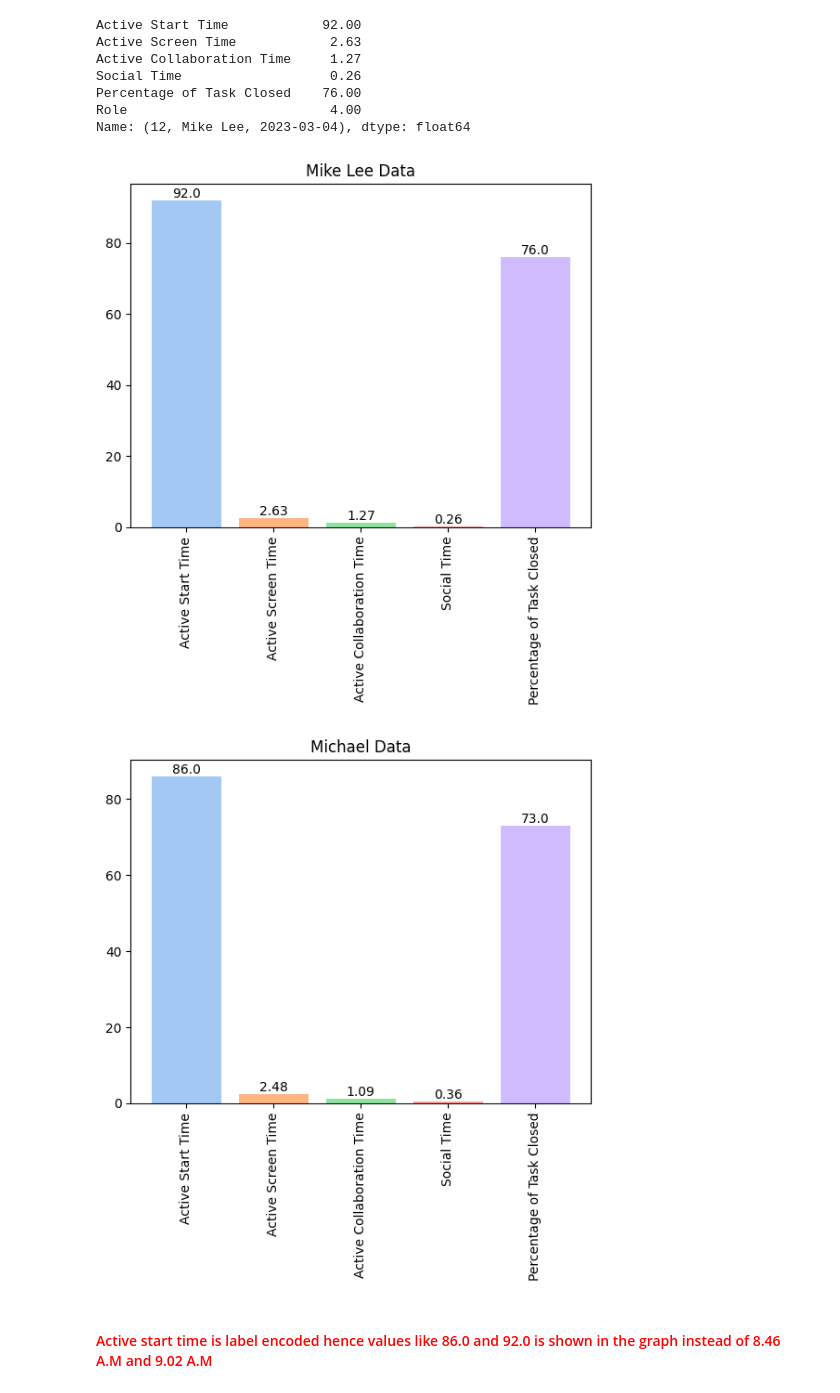
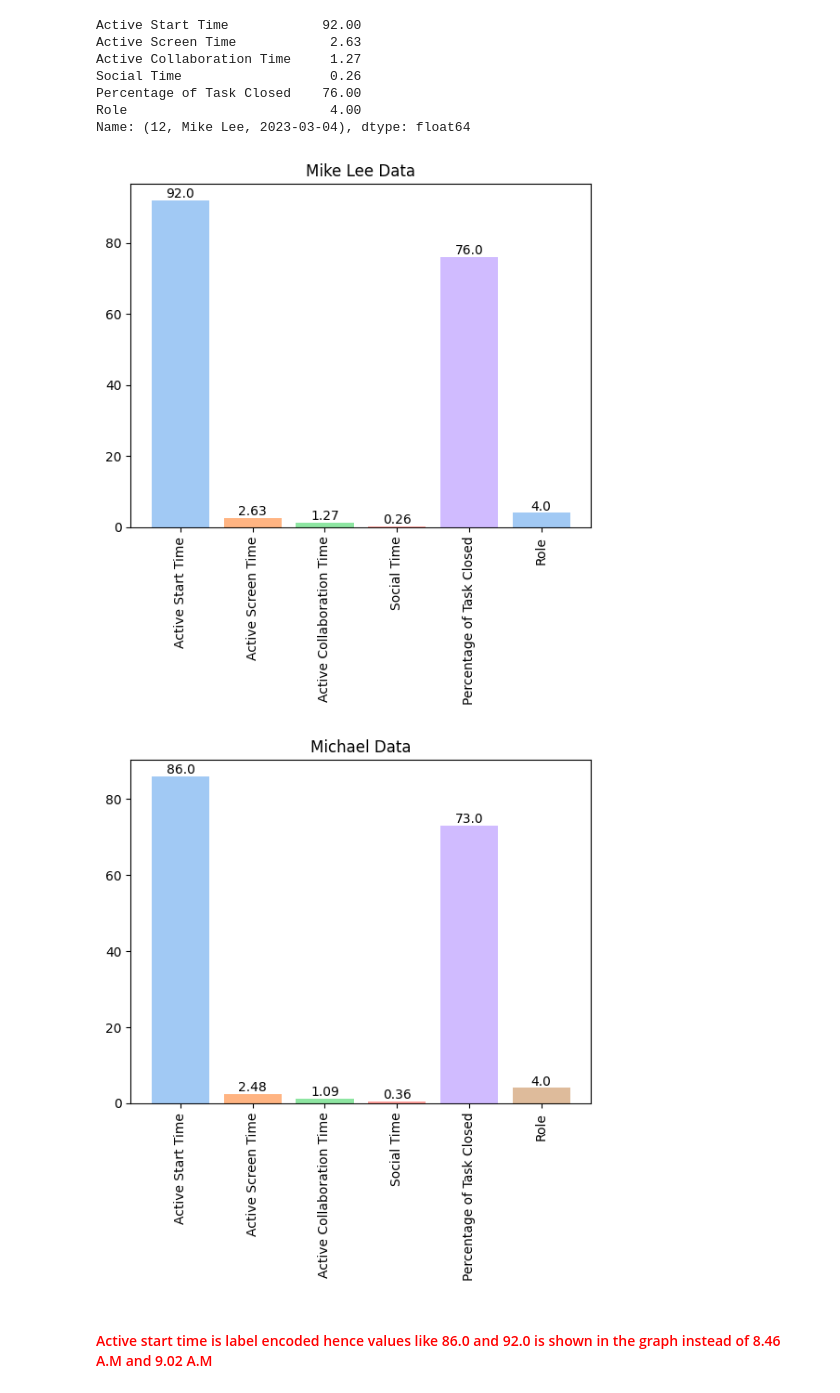
Before and after one commit to Adi-repo/Employee-Productivity, a Jupyter notebook: Employee Rating Prediction.ipynb, the cells around one changed output. Drawn from its saved outputs; the diff is of its cells as text; code cells hidden in the pictures.

```diff
--- a/Employee Rating Prediction.ipynb
+++ b/Employee Rating Prediction.ipynb
@@ -110,41 +112,41 @@ Name: (12, Mike Lee, 2023-03-04), dtype: float64
 import matplotlib.pyplot as plt
 import seaborn as sns
 
-colors = ['red', 'green', 'blue', 'yellow', 'orange']
+colors = ['red', 'green', 'blue', 'yellow', 'orange', 'purple']
 colors = sns.color_palette('pastel')
 
 # Define data for original bar graph
-x = X_test.iloc[0].drop(['Role']).index
-y = X_test.iloc[0].drop(['Role']).values
+x = X_test.iloc[0].index
+y = X_test.iloc[0].values
 
 # Create original bar graph
 fig, ax = plt.subplots()
 bars = ax.bar(x, y, color=colors[:5])
 ax.set_title('Mike Lee Data')
 plt.xticks(rotation=90)
 
 # Add text annotations on bars
 for i, v in enumerate(y):
     ax.text(i, v, str(round(v, 2)), ha='center', va='bottom')
 
 # Define data for new bar graph
-x2 = X_test.iloc[0].drop(['Role']).index
-y2 = [86.0, 2.48, 1.09, 0.36, 73.0] # Label encoded Data of another employee called michael
+x2 = X_test.iloc[0].index
+y2 = [86.0, 2.48, 1.09, 0.36, 73.0, 4.0] # Label encoded Data of another employee called michael
 
 # Create new bar graph
 fig, ax2 = plt.subplots()
-bars2 = ax2.bar(x2, y2, color=colors[:5])
+bars2 = ax2.bar(x2, y2, color=colors[:6])
 ax2.set_title('Michael Data')
 plt.xticks(rotation=90)
 
 # Add text annotations on bars
 for i, v in enumerate(y2):
     ax2.text(i, v, str(round(v, 2)), ha='center', va='bottom')
 
 # Show plots
 plt.show()
 # %% [output]
-[figure, old version]
+[figure, new version]
-[figure, old version]
+[figure, new version]
 # %% [markdown]
 <h4><font color='red'> Active start time is label encoded hence values like 86.0 and 92.0 is shown in the graph instead of 8.46 A.M and 9.02 A.M </font></h4>
```
Also changed, not shown: parts of 10 cells of this notebook, 1 other file.
